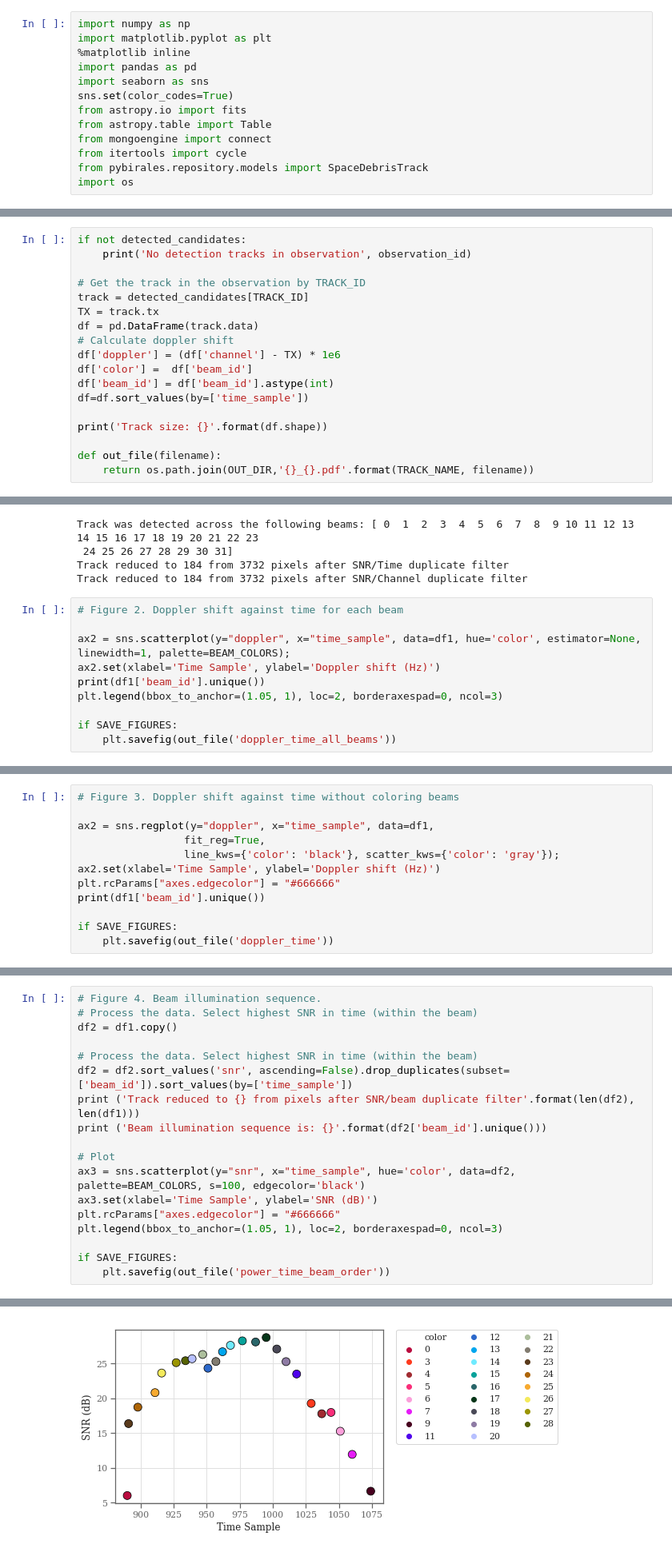
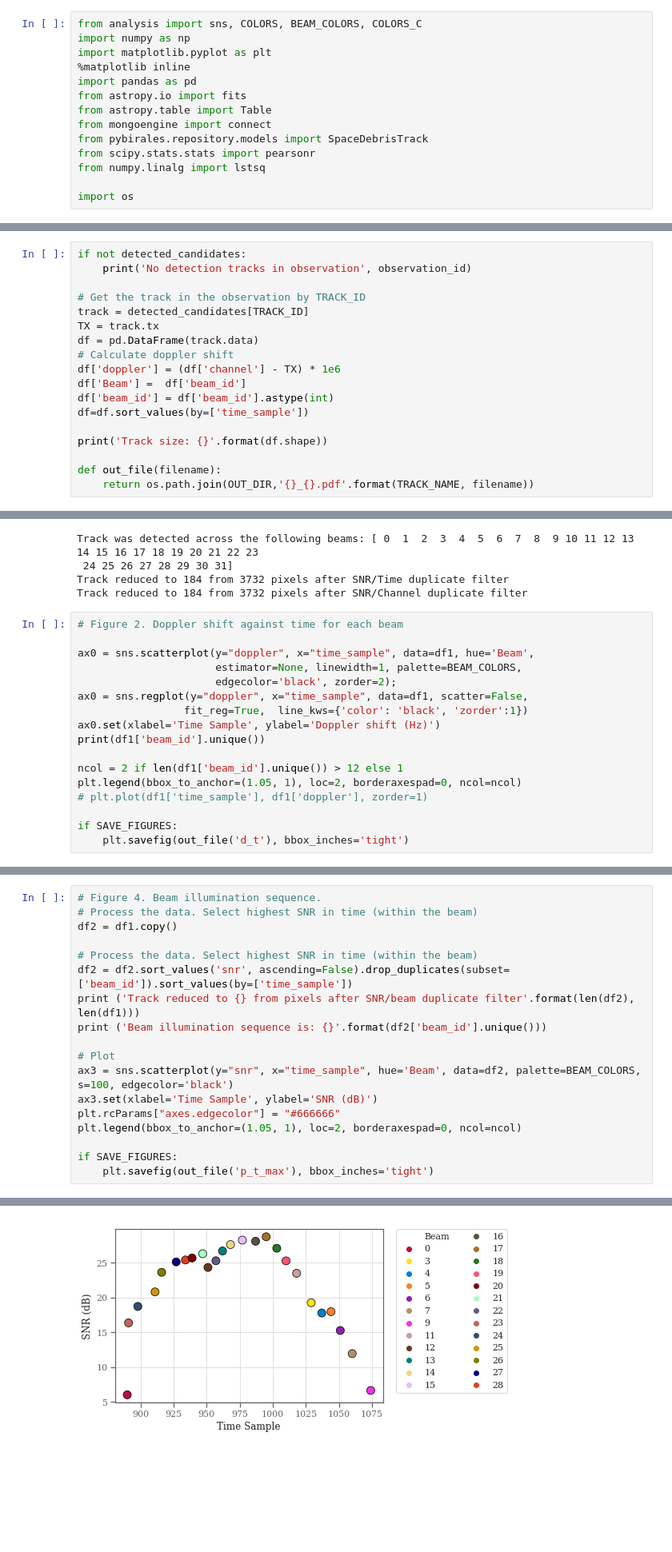
Before and after one commit to BIRALES/birales, a Jupyter notebook: pybirales/services/scripts/analysis/Detections Results.ipynb, the cells around one changed output, grey strips where cells are left out. Shown at 80% size. Drawn from its saved outputs; the diff is of its cells as text; blank space fills up the shorter version.

```diff
--- a/pybirales/services/scripts/analysis/Detections Results.ipynb
+++ b/pybirales/services/scripts/analysis/Detections Results.ipynb
@@ -1,13 +1,14 @@
 # %%
+from analysis import sns, COLORS, BEAM_COLORS, COLORS_C
 import numpy as np
 import matplotlib.pyplot as plt
 %matplotlib inline
 import pandas as pd
-import seaborn as sns
-sns.set(color_codes=True)
 from astropy.io import fits
 from astropy.table import Table
 from mongoengine import connect
-from itertools import cycle
 from pybirales.repository.models import SpaceDebrisTrack
+from scipy.stats.stats import pearsonr
+from numpy.linalg import lstsq
+
 import os
@@ -140,7 +58,7 @@ TX = track.tx
 df = pd.DataFrame(track.data)
 # Calculate doppler shift
 df['doppler'] = (df['channel'] - TX) * 1e6
-df['color'] =  df['beam_id']
+df['Beam'] =  df['beam_id']
 df['beam_id'] = df['beam_id'].astype(int)
 df=df.sort_values(by=['time_sample'])
 
@@ -211,13 +129,20 @@ Track reduced to 184 from 3732 pixels after SNR/Channel duplicate filter
 # %%
 # Figure 2. Doppler shift against time for each beam
 
-ax2 = sns.scatterplot(y="doppler", x="time_sample", data=df1, hue='color', estimator=None, linewidth=1, palette=BEAM_COLORS);
-ax2.set(xlabel='Time Sample', ylabel='Doppler shift (Hz)')
+ax0 = sns.scatterplot(y="doppler", x="time_sample", data=df1, hue='Beam',
+                      estimator=None, linewidth=1, palette=BEAM_COLORS,
+                      edgecolor='black', zorder=2);
+ax0 = sns.regplot(y="doppler", x="time_sample", data=df1, scatter=False,
+                 fit_reg=True,  line_kws={'color': 'black', 'zorder':1})
+ax0.set(xlabel='Time Sample', ylabel='Doppler shift (Hz)')
 print(df1['beam_id'].unique())
-plt.legend(bbox_to_anchor=(1.05, 1), loc=2, borderaxespad=0, ncol=3)
+
+ncol = 2 if len(df1['beam_id'].unique()) > 12 else 1
+plt.legend(bbox_to_anchor=(1.05, 1), loc=2, borderaxespad=0, ncol=ncol)
+# plt.plot(df1['time_sample'], df1['doppler'], zorder=1)
 
 if SAVE_FIGURES:
-    plt.savefig(out_file('doppler_time_all_beams'))
+    plt.savefig(out_file('d_t'), bbox_inches='tight')
 # %% [output]
 [ 0 23 24 25 26 27 28 20 21 12 22 13 14 15 16 17 18 19 11  3  4  5  6  7
   9]
@@ -225,12 +149,0 @@ if SAVE_FIGURES:
-# %%
-# Figure 3. Doppler shift against time without coloring beams
-
-ax2 = sns.regplot(y="doppler", x="time_sample", data=df1,
-                 fit_reg=True,
-                 line_kws={'color': 'black'}, scatter_kws={'color': 'gray'});
-ax2.set(xlabel='Time Sample', ylabel='Doppler shift (Hz)')
-plt.rcParams["axes.edgecolor"] = "#666666"
-print(df1['beam_id'].unique())
-
-if SAVE_FIGURES:
-    plt.savefig(out_file('doppler_time'))
@@ -241,26 +150,26 @@ if SAVE_FIGURES:
 # %%
 # Figure 4. Beam illumination sequence.
 # Process the data. Select highest SNR in time (within the beam)
 df2 = df1.copy()
 
 # Process the data. Select highest SNR in time (within the beam)
 df2 = df2.sort_values('snr', ascending=False).drop_duplicates(subset=['beam_id']).sort_values(by=['time_sample'])
 print ('Track reduced to {} from pixels after SNR/beam duplicate filter'.format(len(df2), len(df1)))
 print ('Beam illumination sequence is: {}'.format(df2['beam_id'].unique()))
 
 # Plot
-ax3 = sns.scatterplot(y="snr", x="time_sample", hue='color', data=df2, palette=BEAM_COLORS, s=100, edgecolor='black')
+ax3 = sns.scatterplot(y="snr", x="time_sample", hue='Beam', data=df2, palette=BEAM_COLORS, s=100, edgecolor='black')
 ax3.set(xlabel='Time Sample', ylabel='SNR (dB)')
 plt.rcParams["axes.edgecolor"] = "#666666"
-plt.legend(bbox_to_anchor=(1.05, 1), loc=2, borderaxespad=0, ncol=3)
+plt.legend(bbox_to_anchor=(1.05, 1), loc=2, borderaxespad=0, ncol=ncol)
 
 if SAVE_FIGURES:
-    plt.savefig(out_file('power_time_beam_order'))
+    plt.savefig(out_file('p_t_max'), bbox_inches='tight')
 # %% [output]
 Track reduced to 25 from pixels after SNR/beam duplicate filter
 Beam illumination sequence is: [ 0 23 24 25 26 27 28 20 21 12 22 13 14 15 16 17 18 19 11  3  4  5  6  7
   9]
-[figure, old version]
+[figure, new version]
 # %%
 # Adding pointing information to the beams
 pointings = np.array(track.pointings['ra_dec'])
```
Also changed, not shown: parts of 16 cells of this notebook, 2 other files.
